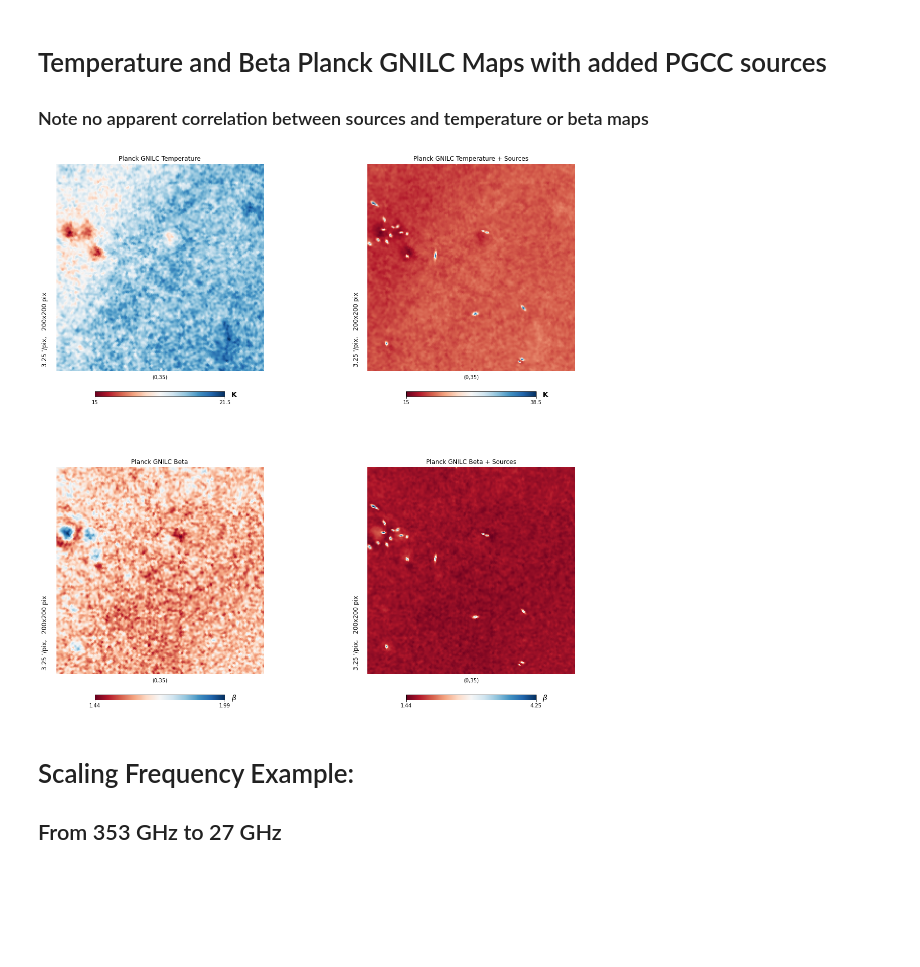
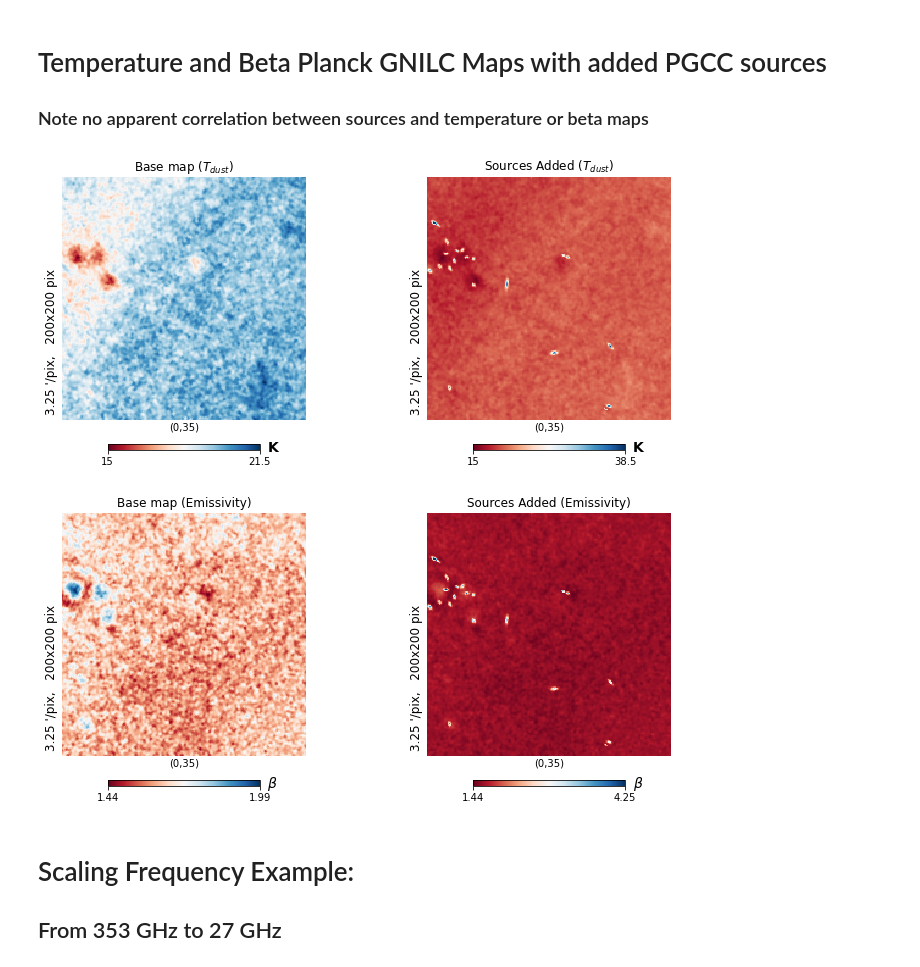
Before and after one commit to justinc97/SO_Galactic_Cold_Clumps, a Jupyter notebook: Test_Notebook.ipynb, the cells around one changed output. Drawn from its saved outputs; the diff is of its cells as text; code cells hidden in the pictures; blank space fills up the shorter version.

```diff
--- a/Test_Notebook.ipynb
+++ b/Test_Notebook.ipynb
@@ -122,31 +118,18 @@ hp.gnomview(combined_gnilcmap_857, rot = rot, reso = reso, xsize = xsize, ysize
 # Temperature and Beta Planck GNILC Maps with added PGCC sources
 ### Note no apparent correlation between sources and temperature or beta maps
 # %%
-gs = gridspec.GridSpec(2, 2)
-plt.figure(figsize = (20, 20))
+plot_compare(gnilc_dust_Td_nside2048, combined_gnilcmap_temp,
+             maptype = "$T_{dust}$", rot = rot,
+             reso = reso, xsize = xsize,
+             ysize = ysize, unit = "K")
 
-ax = plt.subplot(gs[0, 0])
-hp.gnomview(gnilc_dust_Td_nside2048, rot = rot, reso = reso, xsize = xsize, ysize = ysize,
-            title = 'Planck GNILC Temperature', unit = 'K',
-            cmap = 'RdBu', hold = True)
-ax = plt.subplot(gs[0, 1])
-hp.gnomview(combined_gnilcmap_temp, rot = rot, reso = reso, xsize = xsize, ysize = ysize,
-            title = 'Planck GNILC Temperature + Sources' + beam, unit = 'K',
-            cmap = 'RdBu', hold = True)
-
-
-ax = plt.subplot(gs[1, 0])
-hp.gnomview(gnilc_dust_Bd_nside2048, rot = rot, reso = reso, xsize = xsize, ysize = ysize,
-            title = 'Planck GNILC Beta', unit = '$\\beta$',
-            cmap = 'RdBu', hold = True)
-ax = plt.subplot(gs[1, 1])
-hp.gnomview(combined_gnilcmap_beta, rot = rot, reso = reso, xsize = xsize, ysize = ysize,
-            title = 'Planck GNILC Beta + Sources' + beam, unit = '$\\beta$',
-            cmap = 'RdBu', hold = True)
-
-plt.savefig('temp_beta_Sources.jpg')
+plot_compare(gnilc_dust_Bd_nside2048, combined_gnilcmap_beta,
+             maptype = "Emissivity", rot = rot,
+             reso = reso, xsize = xsize,
+             ysize = ysize, unit = "$\\beta$")
 # %% [output]
-[figure, old version]
+[figure, new version]
+[figure, added]
 # %% [markdown]
 # Scaling Frequency Example:
 ## From 353 GHz to 27 GHz
```
Also changed, not shown: parts of 3 cells of this notebook, 1 other file.
